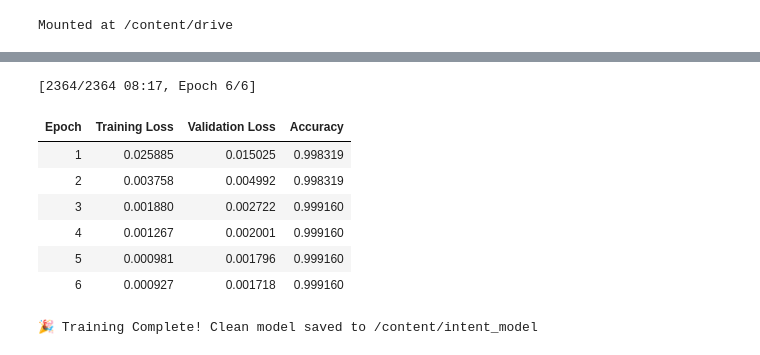
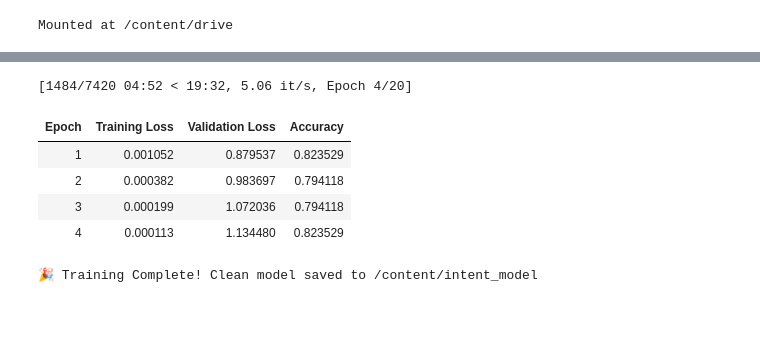
Before and after one commit to alsuhaibanishoug/Intent_Classification, a Jupyter notebook: Notebooks/fineTuning_distillBERT.ipynb, the cells around one changed output, grey strips where cells are left out. Drawn from its saved outputs; the diff is of its cells as text; code cells hidden in the pictures; blank space fills up the shorter version.

Commit message:
Upload distillBERT fine-tuning notebook

```diff
--- a/Notebooks/fineTuning_distillBERT.ipynb
+++ b/Notebooks/fineTuning_distillBERT.ipynb
@@ -17,0 +27,7 @@ import evaluate
+# %%
+# Set plot style for clean visualizations
+sns.set_theme(style="whitegrid")
+%matplotlib inline
+
+# Define your source dataset path
+DATASET_PATH = "/content/drive/MyDrive/AIE_Project/intent_classification_datasets/data_new.csv"
@@ -18,8 +302,8 @@ import evaluate
 # %%
-# 1. Define exact storage location paths
+# 1. Define your exact storage location paths
 EXPORT_DIR = "/content/drive/MyDrive/AIE_Project/intent_classification_datasets/"
-train_path = f"{EXPORT_DIR}train_cleaned_balanced.csv"
-val_path = f"{EXPORT_DIR}val_cleaned.csv"
+train_path = f"{EXPORT_DIR}train_augmented.csv"
+val_path = f"{EXPORT_DIR}val.csv"
 
 # 2. Use Hugging Face to load the separate split files directly into a unified object
 raw_datasets = load_dataset('csv', data_files={
@@ -29,6 +313,7 @@ raw_datasets = load_dataset('csv', data_files={
 
 
 # 3. Dynamically extract the unique text categories for labeling consistency
+# We read from the validation set because it preserves your natural, un-duplicated categories
 df_val_reference = pd.read_csv(val_path)
 unique_labels = sorted(df_val_reference["label"].unique().tolist())
 
@@ -130,47 +408,45 @@ Kept features for training tensor conversion: ['label', 'input_ids', 'attention_
 # %%
 training_args = TrainingArguments(
     output_dir="/content/intent_model",
-    learning_rate=2e-5,                    # Fast, stable fine-tuning learning rate
-    per_device_train_batch_size=16,        # Scaled batch sizing for T4 GPU acceleration
+    learning_rate=1e-5,                  # Fast, stable fine-tuning learning rate
+    per_device_train_batch_size=16,       # Scaled batch sizing for T4 GPU acceleration
     per_device_eval_batch_size=16,
-    num_train_epochs=6,                    # Balanced iteration count over the larger dataset
+    num_train_epochs=20,                  # Balanced iteration count over the larger dataset
     weight_decay=0.1,
-    eval_strategy="epoch",                 # Evaluate accuracy metrics after each training loop pass
+    eval_strategy="epoch",               # Evaluate accuracy metrics after each training loop pass
     save_strategy="epoch",
-    load_best_model_at_end=True,           # Track and reload optimal state weights automatically
-    metric_for_best_model="eval_loss",     # Tracks loss calculation directly
-    greater_is_better=False,               # We want the lowest possible validation loss
+    load_best_model_at_end=True,         # Track and reload optimal state weights automatically
+    metric_for_best_model="eval_loss",   # Tracks loss calculation directly
+    greater_is_better=False,             # We want the lowest possible validation loss
     logging_steps=20,
     report_to="none"
 )
 
 trainer = Trainer(
     model=model,
     args=training_args,
     train_dataset=tokenized_datasets["train"],
     eval_dataset=tokenized_datasets["validation"],
     processing_class=tokenizer,
     data_collator=data_collator,
     compute_metrics=compute_metrics,
-    callbacks=[EarlyStoppingCallback(early_stopping_patience=2)]
+    callbacks=[EarlyStoppingCallback(early_stopping_patience=3)]
 )
 
 # Execute model training
 trainer.train()
 
 # Permanently persist model weights and configurations cleanly to storage disk
 model.save_pretrained("/content/intent_model")
 tokenizer.save_pretrained("/content/intent_model")
 print("\n🎉 Training Complete! Clean model saved to /content/intent_model")
 # %% [output]
-[2364/2364 08:17, Epoch 6/6]
+[1484/7420 04:52 < 19:32, 5.06 it/s, Epoch 4/20]
 | Epoch | Training Loss | Validation Loss | Accuracy |
-| 1 | 0.025885 | 0.015025 | 0.998319 |
-| 2 | 0.003758 | 0.004992 | 0.998319 |
-| 3 | 0.001880 | 0.002722 | 0.999160 |
-| 4 | 0.001267 | 0.002001 | 0.999160 |
-| 5 | 0.000981 | 0.001796 | 0.999160 |
-| 6 | 0.000927 | 0.001718 | 0.999160 |
+| 1 | 0.001052 | 0.879537 | 0.823529 |
+| 2 | 0.000382 | 0.983697 | 0.794118 |
+| 3 | 0.000199 | 1.072036 | 0.794118 |
+| 4 | 0.000113 | 1.134480 | 0.823529 |
 🎉 Training Complete! Clean model saved to /content/intent_model
 # %%
 # 1. Run model predictions across the 15% validation split dataset
```
Also changed, not shown: parts of 16 cells of this notebook.
